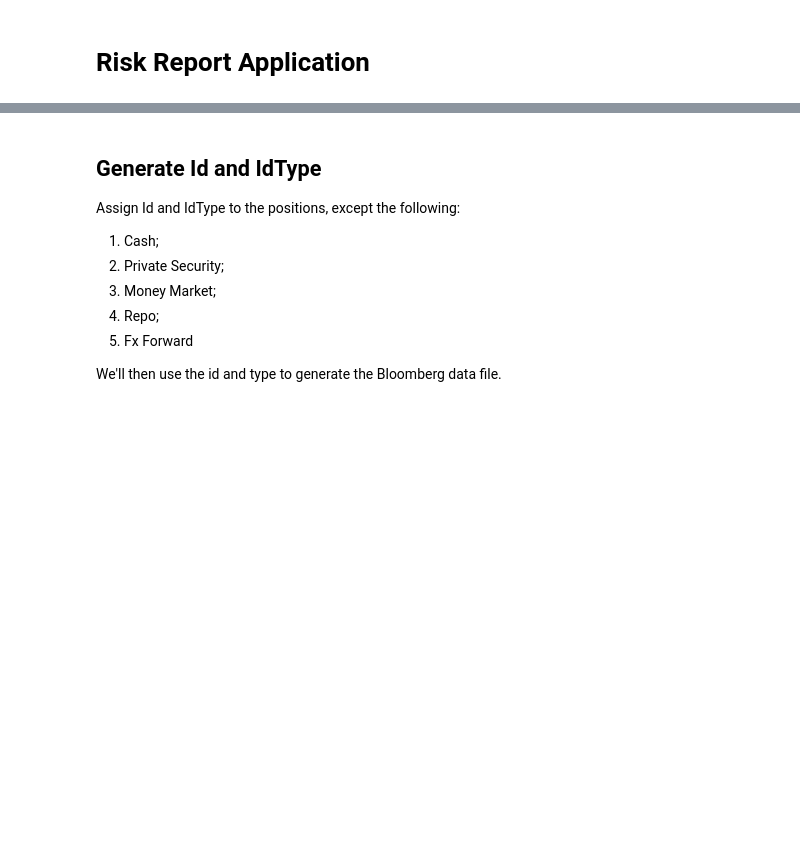
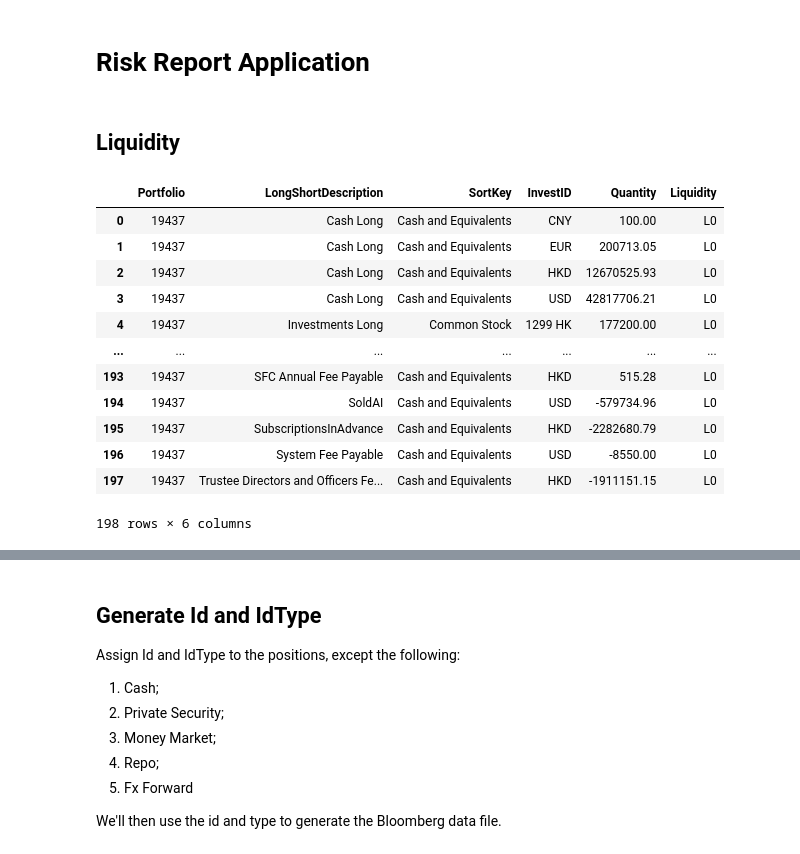
Before and after one commit to ZhangSteven/notebooks, a Jupyter notebook: risk_report.ipynb, the cells around one changed output, grey strips where cells are left out. Saved outputs shown, nothing was run; the diff lists cells and outputs as text; code cells hidden in the pictures; blank space fills up the shorter version.

```diff
--- a/risk_report.ipynb
+++ b/risk_report.ipynb
@@ -6,3 +6,35 @@ import pandas as pd
 # Specify the date and portfolio here
 date = '20200529'
 portfolio = '19437'
+mode='production'
+# %% [markdown]
+## Liquidity
+# %%
+from risk_report.main import getBlpData, getLqaData, getLiquidityCategory, getPortfolioPositions
+from functools import partial
+from itertools import chain
+
+positions = getPortfolioPositions(portfolio, date, mode)
+blpData = getBlpData(date, mode)
+lqaData = getLqaData(date, mode)
+
+positionWithLiquidity = lambda p: (p, getLiquidityCategory(date, mode, blpData, lqaData, p))
+
+headers = ['Portfolio', 'LongShortDescription', 'SortKey', 'InvestID', 'Quantity']
+toValues = lambda t: chain(map(lambda h: t[0][h], headers), [t[1]])
+df = pd.DataFrame(map(toValues, map(positionWithLiquidity, positions)), columns=headers + ['Liquidity'])
+df
+# %% [output]
+|  | Portfolio | LongShortDescription | SortKey | InvestID | Quantity | Liquidity |
+| 0 | 19437 | Cash Long | Cash and Equivalents | CNY | 100.00 | L0 |
+| 1 | 19437 | Cash Long | Cash and Equivalents | EUR | 200713.05 | L0 |
+| 2 | 19437 | Cash Long | Cash and Equivalents | HKD | 12670525.93 | L0 |
+| 3 | 19437 | Cash Long | Cash and Equivalents | USD | 42817706.21 | L0 |
+| 4 | 19437 | Investments Long | Common Stock | 1299 HK | 177200.00 | L0 |
+| ... | ... | ... | ... | ... | ... | ... |
+| 193 | 19437 | SFC Annual Fee Payable | Cash and Equivalents | HKD | 515.28 | L0 |
+| 194 | 19437 | SoldAI | Cash and Equivalents | USD | -579734.96 | L0 |
+| 195 | 19437 | SubscriptionsInAdvance | Cash and Equivalents | HKD | -2282680.79 | L0 |
+| 196 | 19437 | System Fee Payable | Cash and Equivalents | USD | -8550.00 | L0 |
+| 197 | 19437 | Trustee Directors and Officers Fe... | Cash and Equivalents | HKD | -1911151.15 | L0 |
+198 rows × 6 columns
```
Also changed, not shown: parts of 3 cells of this notebook, 1 other file.
